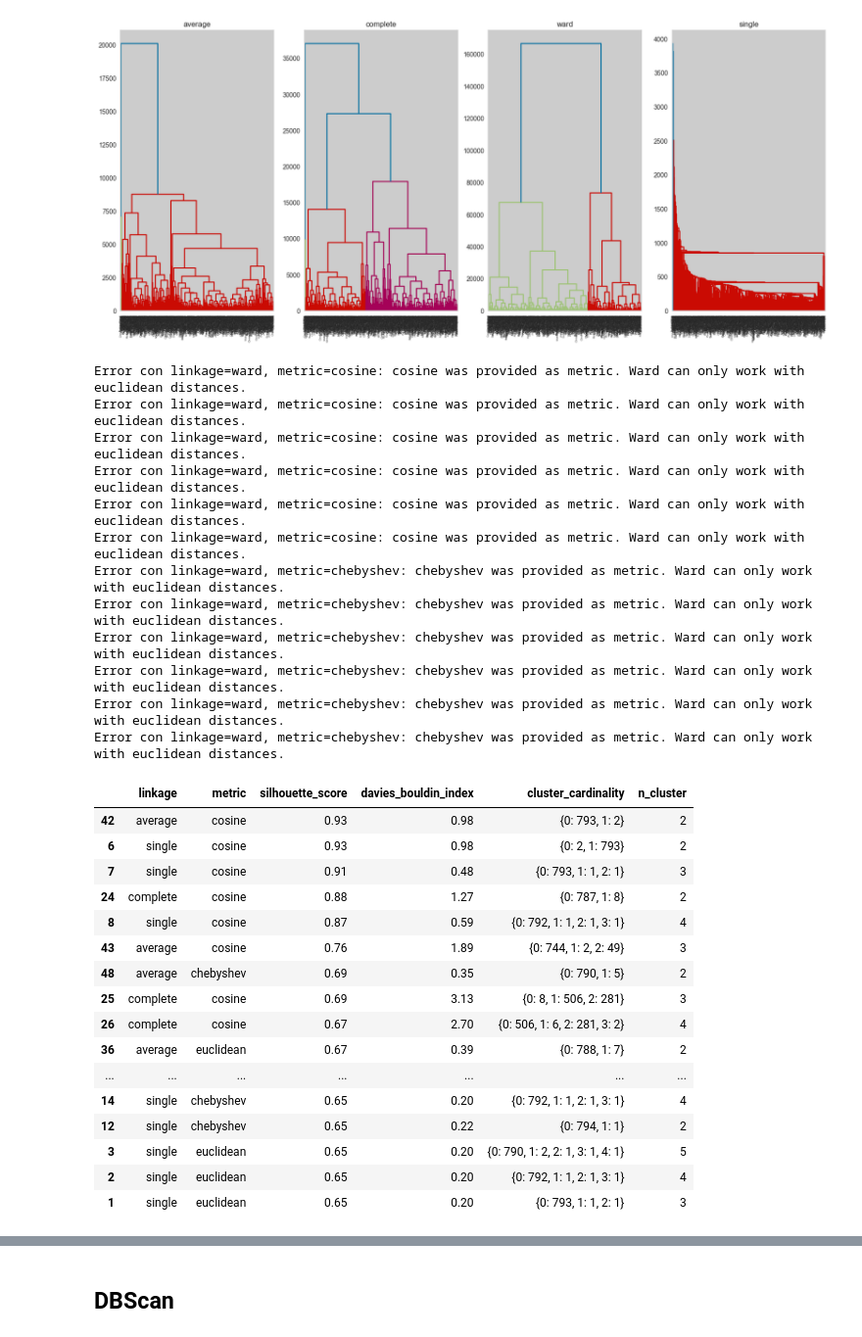
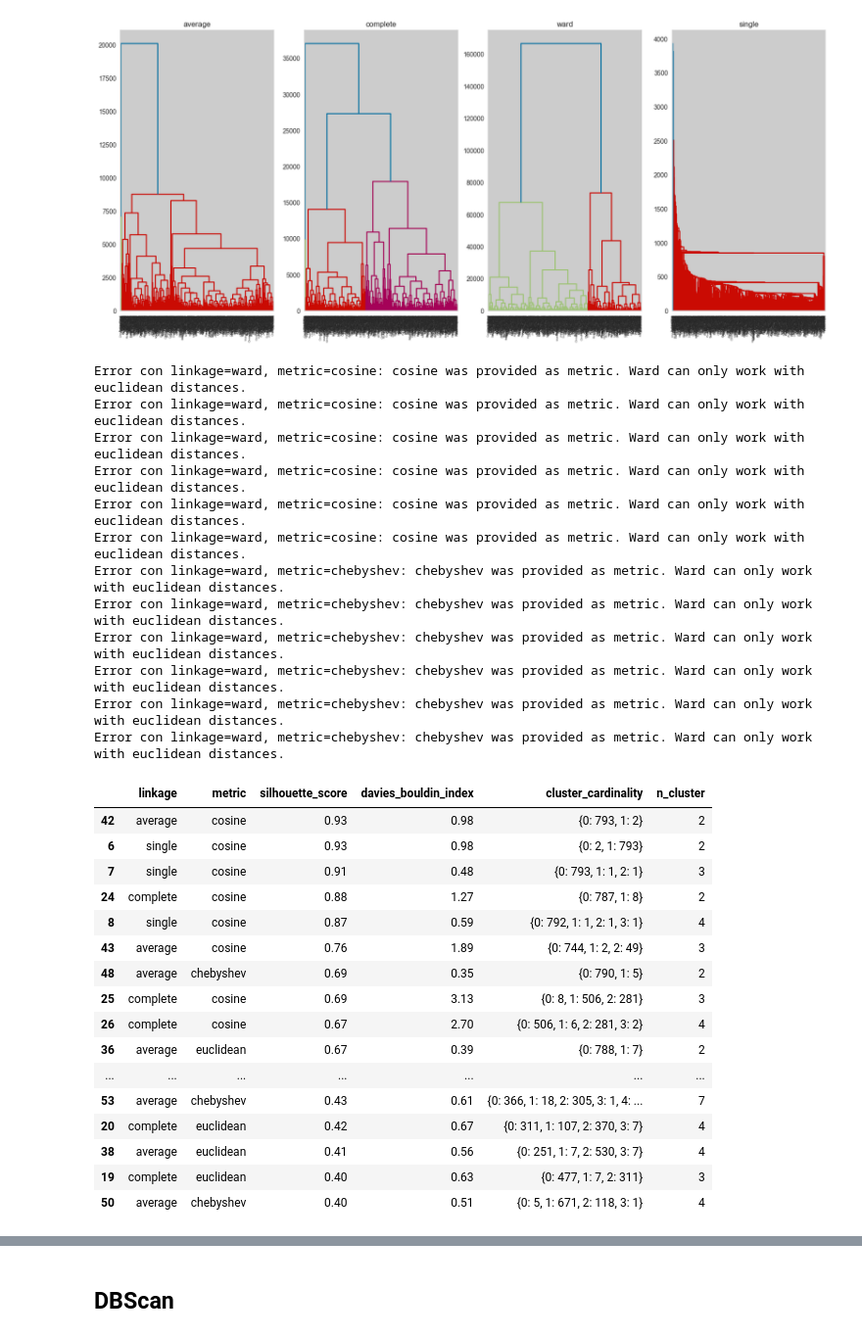
Before and after one commit to ngcarvajall/Proyecto9_Clustering_Regresion, a Jupyter notebook: Notebooks/EDA.ipynb, the cells around one changed output, grey strips where cells are left out. Shown at 98% size. Drawn from its saved outputs; the diff is of its cells as text; code cells hidden in the pictures.

```diff
--- a/Notebooks/EDA.ipynb
+++ b/Notebooks/EDA.ipynb
@@ -641,0 +658,11 @@ Explicar
+# %%
+fig,axes = plt.subplots(nrows=2, ncols=math.ceil(len(lista_col_num) /2), figsize= (20,8))
+axes = axes.flat
+
+for indice, columna in enumerate(lista_col_num):
+    df_group = df_modelo.groupby('clusters_kmeans')[columna].mean().reset_index()
+    sns.barplot(x='clusters_kmeans', y=columna, data=df_modelo, ax=axes[indice], palette='coolwarm')
+    axes[indice].set_title(columna, fontsize=20)
+
+plt.tight_layout()
+fig.delaxes(axes[-1])
@@ -655,0 +682,2 @@ df_clean.head()
+# %%
+df_clean['cluster'] = df_clean['cluster'].astype(int)
@@ -776,36 +833,36 @@ results_df = pd.DataFrame(results)
 
 # Mostrar resultados ordenados por silhouette_score
 results_df = results_df.sort_values(by='silhouette_score', ascending=False)
 
 # Mostrar el DataFrame
-results_df.head(20)
+results_df.head(40)
 # %% [output]
 Error con linkage=ward, metric=cosine: cosine was provided as metric. Ward can only work with euclidean distances.
 Error con linkage=ward, metric=cosine: cosine was provided as metric. Ward can only work with euclidean distances.
 Error con linkage=ward, metric=cosine: cosine was provided as metric. Ward can only work with euclidean distances.
 Error con linkage=ward, metric=cosine: cosine was provided as metric. Ward can only work with euclidean distances.
 Error con linkage=ward, metric=cosine: cosine was provided as metric. Ward can only work with euclidean distances.
 Error con linkage=ward, metric=cosine: cosine was provided as metric. Ward can only work with euclidean distances.
 Error con linkage=ward, metric=chebyshev: chebyshev was provided as metric. Ward can only work with euclidean distances.
 Error con linkage=ward, metric=chebyshev: chebyshev was provided as metric. Ward can only work with euclidean distances.
 Error con linkage=ward, metric=chebyshev: chebyshev was provided as metric. Ward can only work with euclidean distances.
 Error con linkage=ward, metric=chebyshev: chebyshev was provided as metric. Ward can only work with euclidean distances.
 Error con linkage=ward, metric=chebyshev: chebyshev was provided as metric. Ward can only work with euclidean distances.
 Error con linkage=ward, metric=chebyshev: chebyshev was provided as metric. Ward can only work with euclidean distances.
 |  | linkage | metric | silhouette_score | davies_bouldin_index | cluster_cardinality | n_cluster |
 | 42 | average | cosine | 0.93 | 0.98 | {0: 793, 1: 2} | 2 |
 | 6 | single | cosine | 0.93 | 0.98 | {0: 2, 1: 793} | 2 |
 | 7 | single | cosine | 0.91 | 0.48 | {0: 793, 1: 1, 2: 1} | 3 |
 | 24 | complete | cosine | 0.88 | 1.27 | {0: 787, 1: 8} | 2 |
 | 8 | single | cosine | 0.87 | 0.59 | {0: 792, 1: 1, 2: 1, 3: 1} | 4 |
 | 43 | average | cosine | 0.76 | 1.89 | {0: 744, 1: 2, 2: 49} | 3 |
 | 48 | average | chebyshev | 0.69 | 0.35 | {0: 790, 1: 5} | 2 |
 | 25 | complete | cosine | 0.69 | 3.13 | {0: 8, 1: 506, 2: 281} | 3 |
 | 26 | complete | cosine | 0.67 | 2.70 | {0: 506, 1: 6, 2: 281, 3: 2} | 4 |
 | 36 | average | euclidean | 0.67 | 0.39 | {0: 788, 1: 7} | 2 |
 | ... | ... | ... | ... | ... | ... | ... |
-| 14 | single | chebyshev | 0.65 | 0.20 | {0: 792, 1: 1, 2: 1, 3: 1} | 4 |
-| 12 | single | chebyshev | 0.65 | 0.22 | {0: 794, 1: 1} | 2 |
-| 3 | single | euclidean | 0.65 | 0.20 | {0: 790, 1: 2, 2: 1, 3: 1, 4: 1} | 5 |
-| 2 | single | euclidean | 0.65 | 0.20 | {0: 792, 1: 1, 2: 1, 3: 1} | 4 |
-| 1 | single | euclidean | 0.65 | 0.20 | {0: 793, 1: 1, 2: 1} | 3 |
+| 53 | average | chebyshev | 0.43 | 0.61 | {0: 366, 1: 18, 2: 305, 3: 1, 4: ... | 7 |
+| 20 | complete | euclidean | 0.42 | 0.67 | {0: 311, 1: 107, 2: 370, 3: 7} | 4 |
+| 38 | average | euclidean | 0.41 | 0.56 | {0: 251, 1: 7, 2: 530, 3: 7} | 4 |
+| 19 | complete | euclidean | 0.40 | 0.63 | {0: 477, 1: 7, 2: 311} | 3 |
+| 50 | average | chebyshev | 0.40 | 0.51 | {0: 5, 1: 671, 2: 118, 3: 1} | 4 |
```
Also changed, not shown: parts of 24 cells of this notebook, 2 other files.
